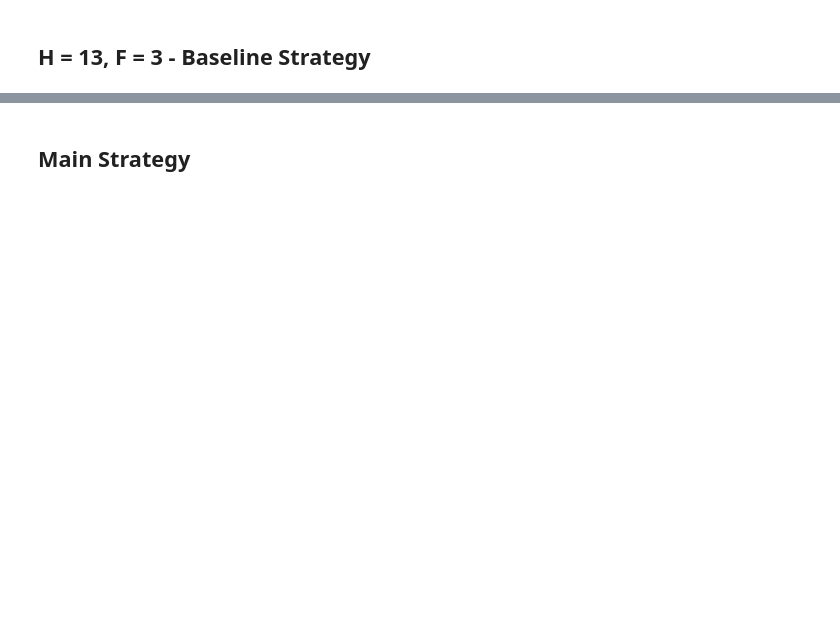
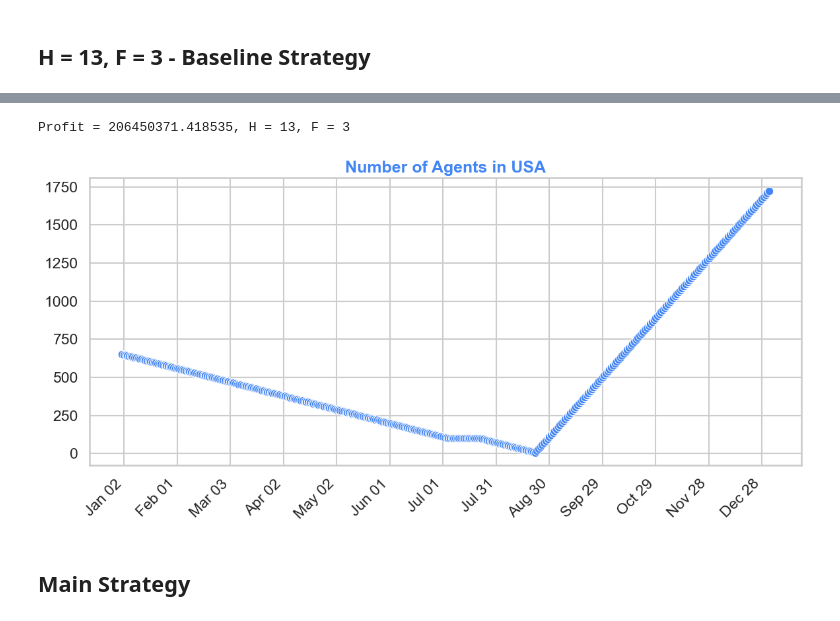
Before and after one commit to Dynamic-Agent-Staffing-Plan-Google-Ads/dynamic-agent-staffing-plan-google-ads, a Jupyter notebook: Main.ipynb, the cells around one changed output, grey strips where cells are left out. Cells and saved outputs as stored; diff of their text form; code cells hidden in the pictures; blank space fills up the shorter version.

```diff
--- a/Main.ipynb
+++ b/Main.ipynb
@@ -292,0 +296,19 @@ print(max_profit, H_best, F_best)
+# %%
+threshold = budget_demand["Demand"][:365].mean()
+free_agents = agents.loc[agents["Country"] == "USA"].loc[:,"Existing_Agent_Count"][0]
+salary = agents.iloc[0,1]
+max_profit = 0
+H_best, F_best = 0, 0
+
+for H in range(1, 20):
+    for F in range(1, 5):
+        print(H,F)
+        Profit, _ = run_strategy(threshold, budget_demand, budget_demand, free_agents, salary,
+                 alpha=1, beta=1, H=H, F=F, strategy_type = "baseline", start_date = "2023-01-01")
+        if Profit > max_profit:
+            max_profit = Profit
+            H_best = H
+            F_best = F
+        max_profit = max(max_profit, Profit)
+
+print(max_profit, H_best, F_best)
@@ -433,2 +335,55 @@ Profit: 207499967.594421
+# %%
+import seaborn as sns
+
+def plot_agents(dates, agent, idle = False):
+    fig, ax = plt.subplots(figsize=(12, 6))
+
+    dates_agents = pd.DataFrame({"Date": dates, "Agents": agent})
+
+    sns.set_theme(style = "whitegrid", context = "talk")
+    sns.lineplot(data = dates_agents, x = "Date", y = "Agents",
+                 ax = ax, marker = "o", color = "#4285F4", linewidth = 2.5)
+
+    ax.xaxis.set_major_locator(mdates.DayLocator(interval=30))
+    ax.xaxis.set_major_formatter(mdates.DateFormatter("%b %d"))
+    plt.xticks(rotation=45, ha = "right")
+
+    if idle:
+        ax.set_title("Number of Idling Agents in USA", fontsize=18, weight='bold', color = "#4285F4")
+    else:
+        ax.set_title("Number of Agents in USA", fontsize=18, weight='bold', color = "#4285F4")
+
+    ax.set_xlabel("")
+    ax.set_ylabel("")
+
+    plt.tight_layout()
+
+    return fig
+
+threshold = budget_demand["Demand"][:365].mean()
+free_agents = agents.loc[agents["Country"] == "USA"].loc[:,"Existing_Agent_Count"][0]
+salary = agents.iloc[0,1]
+
+forecast_from_2023 = budget_demand[:"2023-12-31"].copy()
+forecast_from_2023 = pd.concat([forecast_from_2023[:"2023-02-28"],
+ forecast_from_2023[forecast_from_2023.index == "2023-02-28"],
+ forecast_from_2023["2023-03-01":]])
+
+forecast_from_2023.index = budget_demand["2024-01-01":].index
+
+Profit, agent, idle_baseline = run_strategy(threshold, budget_demand, forecast_from_2023, free_agents, salary,
+                 alpha=1, beta=1, H=H_best, F=F_best, strategy_type = "baseline", start_date = "2024-01-01")
+
+dates = budget_demand.index[:agent.shape[0]]
+
+print(f"Profit = {Profit}, H = {H_best}, F = {F_best}")
+
+sns.set_theme(style = "whitegrid", context = "talk")
+fig_baseline = plot_agents(dates, agent)
+
+fig_baseline.savefig('Plot_images/agents_baseline.tiff', format = 'tiff', dpi=300, bbox_inches='tight')
+# %% [output]
+Profit = 206450371.418535, H = 13, F = 3
+[figure, added]
 # %% [markdown]
 ## Main Strategy
```
Also changed, not shown: parts of 18 cells of this notebook, 4 other files.
